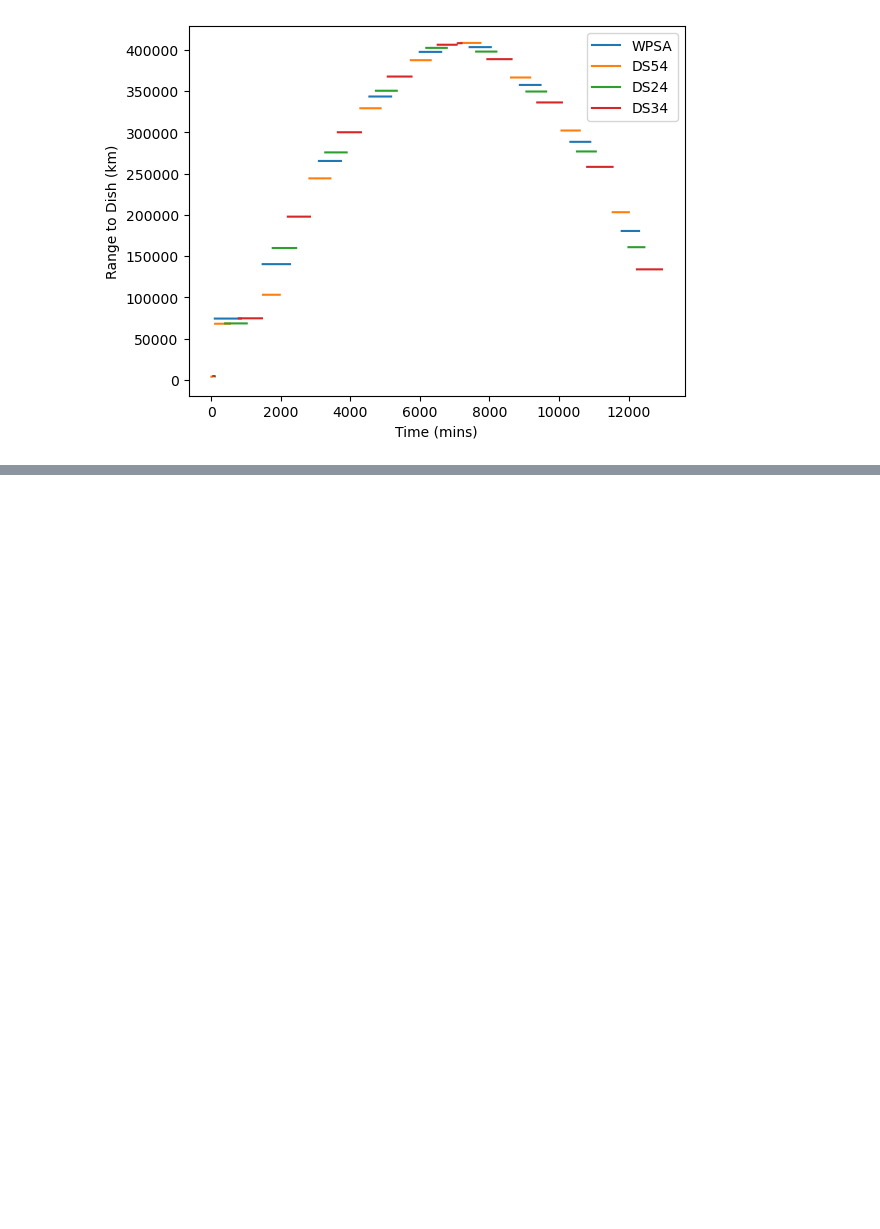
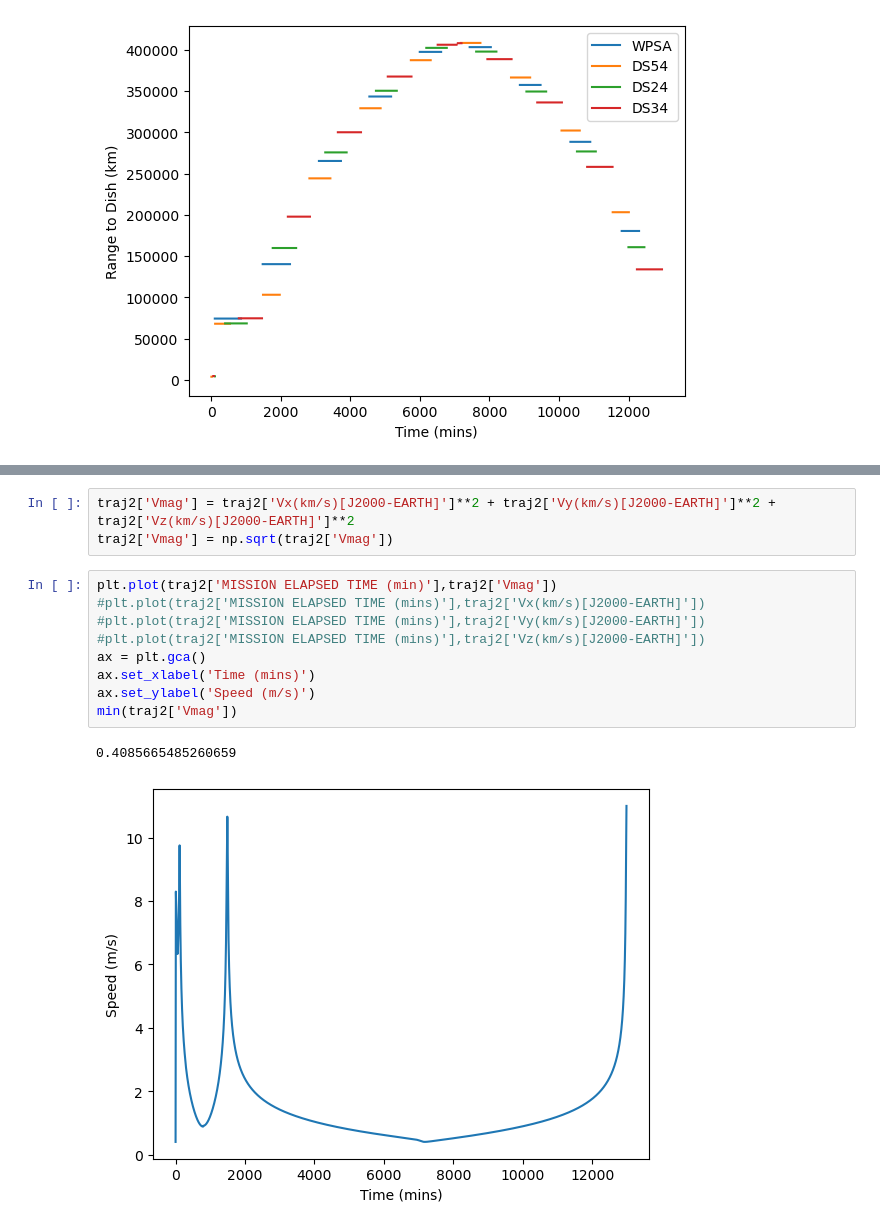
Before and after one commit to jwlandry10/artemis_nasa, a Jupyter notebook: code/Load_Data.ipynb, the cells around one changed output, grey strips where cells are left out. Cells and saved outputs as stored; diff of their text form; blank space fills up the shorter version.

```diff
--- a/code/Load_Data.ipynb
+++ b/code/Load_Data.ipynb
@@ -137,0 +167,15 @@ ax.legend(['WPSA','DS54','DS24','DS34'])
+# %%
+traj2['Vmag'] = traj2['Vx(km/s)[J2000-EARTH]']**2 + traj2['Vy(km/s)[J2000-EARTH]']**2 + traj2['Vz(km/s)[J2000-EARTH]']**2
+traj2['Vmag'] = np.sqrt(traj2['Vmag'])
+# %%
+plt.plot(traj2['MISSION ELAPSED TIME (min)'],traj2['Vmag'])
+#plt.plot(traj2['MISSION ELAPSED TIME (mins)'],traj2['Vx(km/s)[J2000-EARTH]'])
+#plt.plot(traj2['MISSION ELAPSED TIME (mins)'],traj2['Vy(km/s)[J2000-EARTH]'])
+#plt.plot(traj2['MISSION ELAPSED TIME (mins)'],traj2['Vz(km/s)[J2000-EARTH]'])
+ax = plt.gca()
+ax.set_xlabel('Time (mins)')
+ax.set_ylabel('Speed (m/s)')
+min(traj2['Vmag'])
+# %% [output]
+0.4085665485260659
+[figure, added]
```
Also changed, not shown: parts of 4 cells of this notebook, 2 other files.
